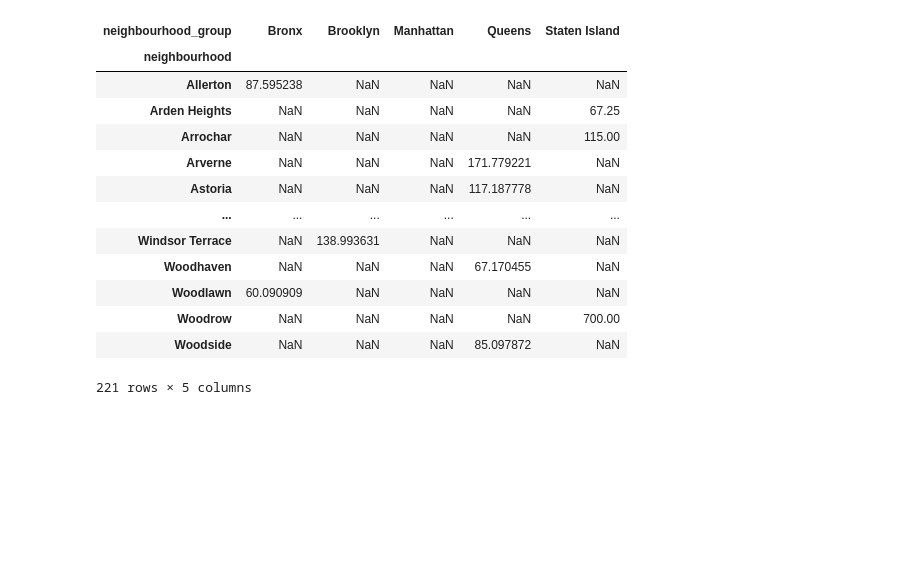
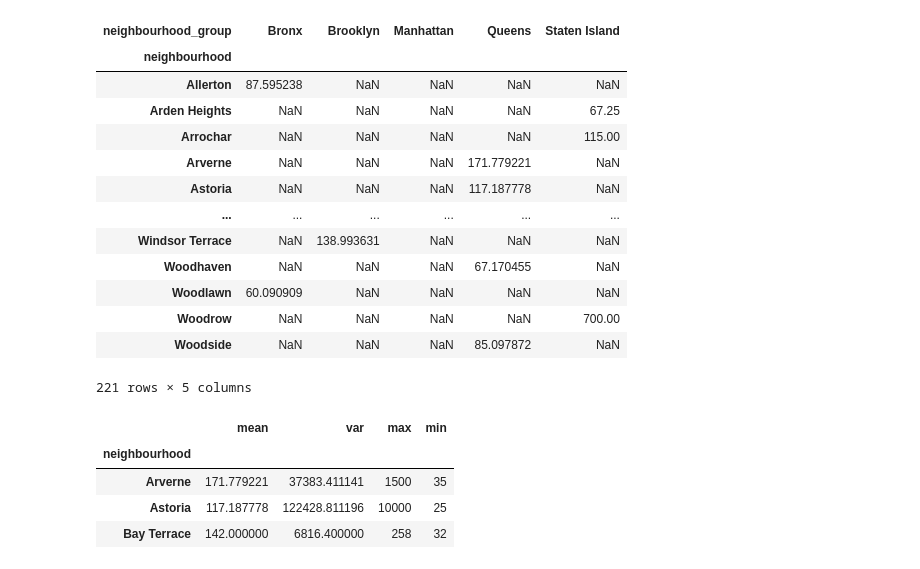
Before and after one commit to zero-bacteria/Learn_data_analysis, a Jupyter notebook: 연습/01_데이터 다루기 입문.ipynb, the cells around one changed output. Drawn from its saved outputs; the diff is of its cells as text; code cells hidden in the pictures; blank space fills up the shorter version.

```diff
--- a/연습/01_데이터 다루기 입문.ipynb
+++ b/연습/01_데이터 다루기 입문.ipynb
@@ -634,3 +813,11 @@ df.groupby(['neighbourhood', 'neighbourhood_group']).price.mean().unstack()
 | Woodrow | NaN | NaN | NaN | NaN | 700.00 |
 | Woodside | NaN | NaN | NaN | 85.097872 | NaN |
 221 rows × 5 columns
+# %%
+df[df.neighbourhood_group == 'Queens'].groupby('neighbourhood').price.agg(['mean', 'var', 'max', 'min']).head(3)
+# %% [output]
+|  | mean | var | max | min |
+| neighbourhood |  |  |  |  |
+| Arverne | 171.779221 | 37383.411141 | 1500 | 35 |
+| Astoria | 117.187778 | 122428.811196 | 10000 | 25 |
+| Bay Terrace | 142.000000 | 6816.400000 | 258 | 32 |
```
Also changed, not shown: parts of 31 cells of this notebook.
